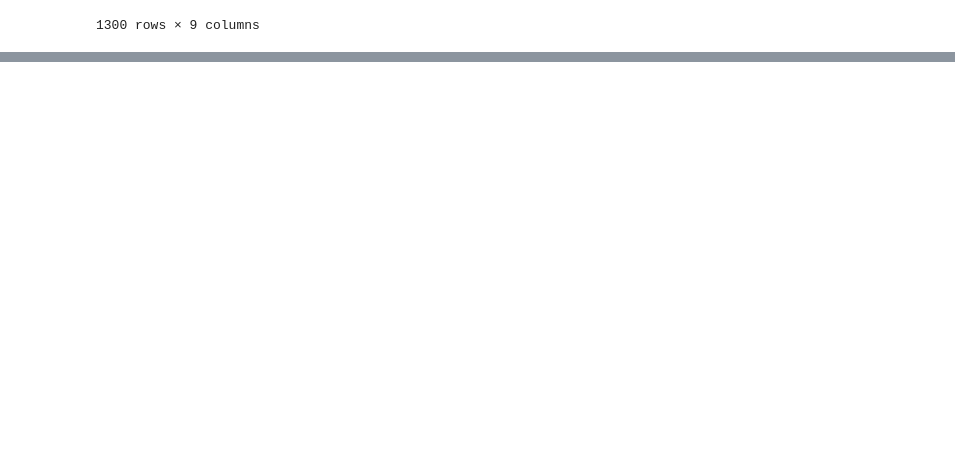
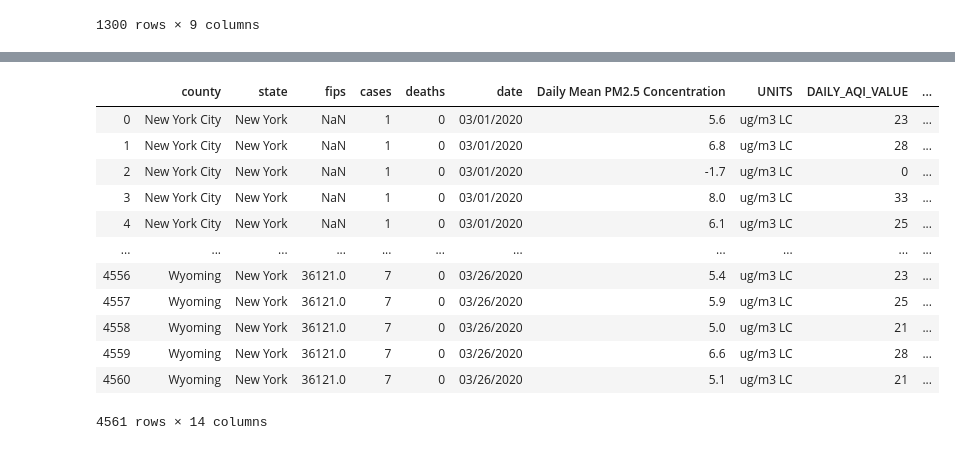
Before and after one commit to Eylul89/ETLGroupProject, a Jupyter notebook: NY_airQuality_daily.ipynb, the cells around one changed output, grey strips where cells are left out. Drawn from its saved outputs; the diff is of its cells as text; code cells hidden in the pictures; blank space fills up the shorter version.

Commit message:
3 Tables

```diff
--- a/NY_airQuality_daily.ipynb
+++ b/NY_airQuality_daily.ipynb
@@ -62,0 +64,3 @@ data.loc[(data['Date'] == '01/01/2020') & (data['COUNTY'] == 'Albany')]
+# %%
+us_data = pd.read_csv(data_csvpath)
+us_data
@@ -62,0 +94,9 @@ data.loc[(data['Date'] == '01/01/2020') & (data['COUNTY'] == 'Albany')]
+# %%
+date = []
+for i in range(len(us_data['date'])):
+    new_date = datetime.strptime(us_data['date'][i], '%Y-%m-%d').strftime('%m/%d/%Y')
+    date.append(new_date)
+us_data['date2'] = date
+
+droped_date = us_data.drop('date', axis=1)
+droped_date
@@ -62,0 +117,5 @@ data.loc[(data['Date'] == '01/01/2020') & (data['COUNTY'] == 'Albany')]
+# %%
+us_data = droped_date.rename(columns={'date2': 'date'})
+# %%
+us_data = us_data.loc[us_data['state'] == 'New York']
+us_data
@@ -62,0 +154,17 @@ data.loc[(data['Date'] == '01/01/2020') & (data['COUNTY'] == 'Albany')]
+# %%
+merged_df = pd.merge(us_data, data, on='date', how='inner')
+merged_df
+# %% [output]
+|  | county | state | fips | cases | deaths | date | Daily Mean PM2.5 Concentration | UNITS | DAILY_AQI_VALUE | ... |
+| 0 | New York City | New York | NaN | 1 | 0 | 03/01/2020 | 5.6 | ug/m3 LC | 23 | ... |
+| 1 | New York City | New York | NaN | 1 | 0 | 03/01/2020 | 6.8 | ug/m3 LC | 28 | ... |
+| 2 | New York City | New York | NaN | 1 | 0 | 03/01/2020 | -1.7 | ug/m3 LC | 0 | ... |
+| 3 | New York City | New York | NaN | 1 | 0 | 03/01/2020 | 8.0 | ug/m3 LC | 33 | ... |
+| 4 | New York City | New York | NaN | 1 | 0 | 03/01/2020 | 6.1 | ug/m3 LC | 25 | ... |
+| ... | ... | ... | ... | ... | ... | ... | ... | ... | ... | ... |
+| 4556 | Wyoming | New York | 36121.0 | 7 | 0 | 03/26/2020 | 5.4 | ug/m3 LC | 23 | ... |
+| 4557 | Wyoming | New York | 36121.0 | 7 | 0 | 03/26/2020 | 5.9 | ug/m3 LC | 25 | ... |
+| 4558 | Wyoming | New York | 36121.0 | 7 | 0 | 03/26/2020 | 5.0 | ug/m3 LC | 21 | ... |
+| 4559 | Wyoming | New York | 36121.0 | 7 | 0 | 03/26/2020 | 6.6 | ug/m3 LC | 28 | ... |
+| 4560 | Wyoming | New York | 36121.0 | 7 | 0 | 03/26/2020 | 5.1 | ug/m3 LC | 21 | ... |
+4561 rows × 14 columns
```
Also changed, not shown: parts of 24 cells of this notebook.
